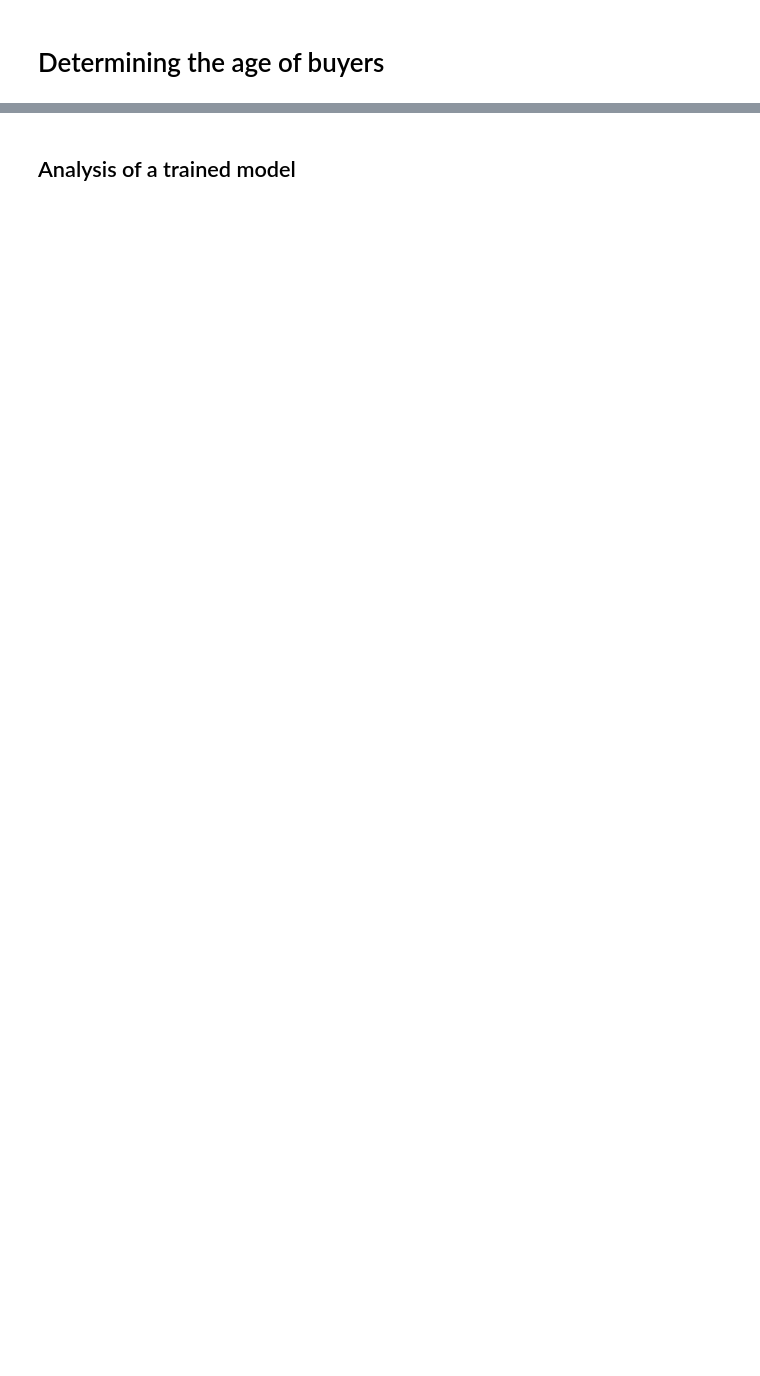
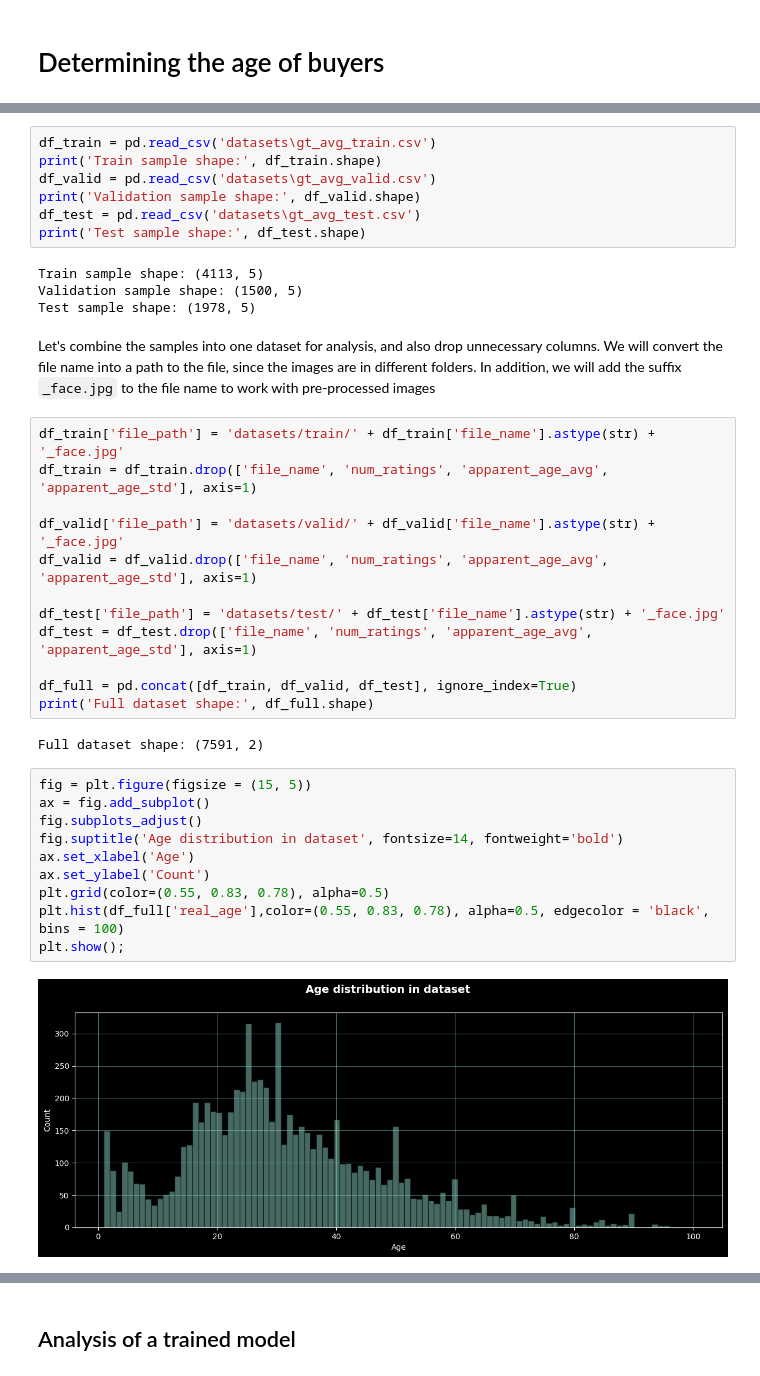
Before and after one commit to PSImera/Yandex.practicum.ds, a Jupyter notebook: project_sprint_19_computer_vision/computer_vision_ENG.ipynb, the cells around one changed output, grey strips where cells are left out. Saved outputs shown, nothing was run; the diff lists cells and outputs as text; blank space fills up the shorter version.

```diff
--- a/project_sprint_19_computer_vision/computer_vision_ENG.ipynb
+++ b/project_sprint_19_computer_vision/computer_vision_ENG.ipynb
@@ -184,0 +65,40 @@ Test Mae: 5.9984
+# %%
+df_train = pd.read_csv('datasets\gt_avg_train.csv')
+print('Train sample shape:', df_train.shape)
+df_valid = pd.read_csv('datasets\gt_avg_valid.csv')
+print('Validation sample shape:', df_valid.shape)
+df_test = pd.read_csv('datasets\gt_avg_test.csv')
+print('Test sample shape:', df_test.shape)
+# %% [output]
+Train sample shape: (4113, 5)
+Validation sample shape: (1500, 5)
+Test sample shape: (1978, 5)
+# %% [markdown]
+Let's combine the samples into one dataset for analysis, and also drop unnecessary columns.
+We will convert the file name into a path to the file, since the images are in different folders. In addition, we will add the suffix `_face.jpg` to the file name to work with pre-processed images
+# %%
+df_train['file_path'] = 'datasets/train/' + df_train['file_name'].astype(str) + '_face.jpg'
+df_train = df_train.drop(['file_name', 'num_ratings', 'apparent_age_avg', 'apparent_age_std'], axis=1)
+
+df_valid['file_path'] = 'datasets/valid/' + df_valid['file_name'].astype(str) + '_face.jpg'
+df_valid = df_valid.drop(['file_name', 'num_ratings', 'apparent_age_avg', 'apparent_age_std'], axis=1)
+
+df_test['file_path'] = 'datasets/test/' + df_test['file_name'].astype(str) + '_face.jpg'
+df_test = df_test.drop(['file_name', 'num_ratings', 'apparent_age_avg', 'apparent_age_std'], axis=1)
+
+df_full = pd.concat([df_train, df_valid, df_test], ignore_index=True)
+print('Full dataset shape:', df_full.shape)
+# %% [output]
+Full dataset shape: (7591, 2)
+# %%
+fig = plt.figure(figsize = (15, 5))
+ax = fig.add_subplot()
+fig.subplots_adjust()
+fig.suptitle('Age distribution in dataset', fontsize=14, fontweight='bold')
+ax.set_xlabel('Age')
+ax.set_ylabel('Count')
+plt.grid(color=(0.55, 0.83, 0.78), alpha=0.5)
+plt.hist(df_full['real_age'],color=(0.55, 0.83, 0.78), alpha=0.5, edgecolor = 'black', bins = 100)
+plt.show();
+# %% [output]
+[figure, added]
```
Also changed, not shown: parts of 37 cells of this notebook, 2 other files.
